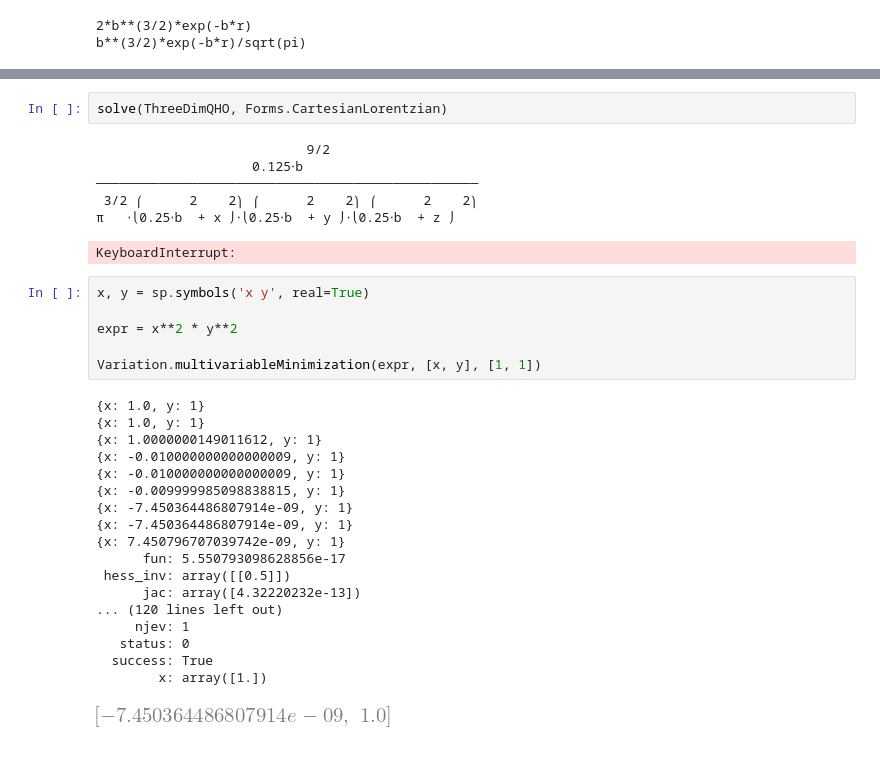
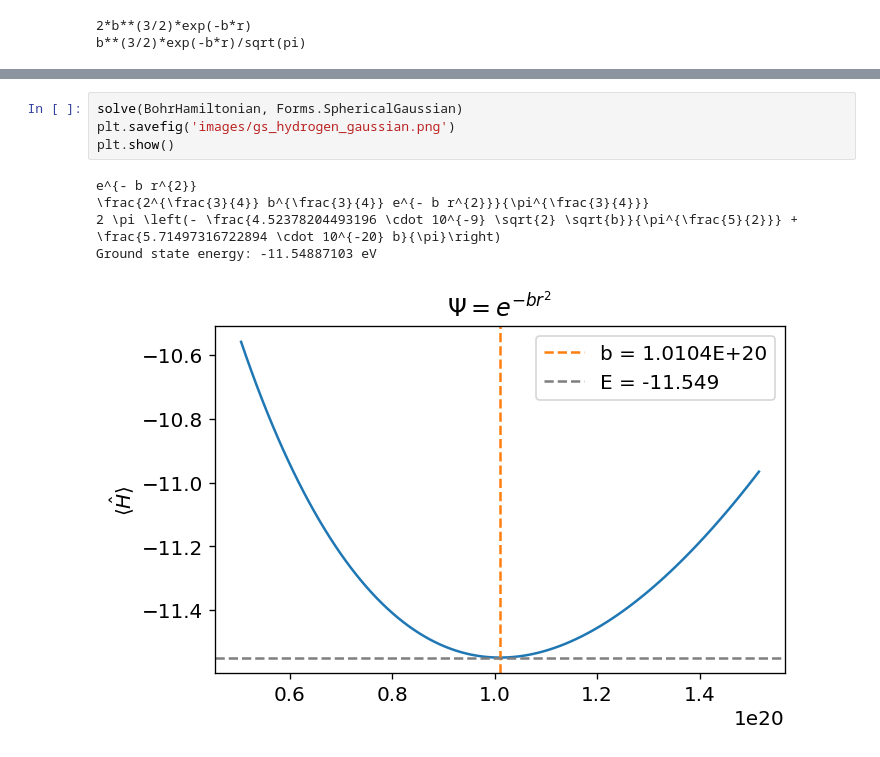
Before and after one commit to Jfeatherstone/VariationalSolver, a Jupyter notebook: GenericSolver.ipynb, the cells around one changed output, grey strips where cells are left out. Drawn from its saved outputs; the diff is of its cells as text.

```diff
--- a/GenericSolver.ipynb
+++ b/GenericSolver.ipynb
@@ -86,34 +79,10 @@ Ground state energy: 0.3129076676 eV
-# %%
-solve(ThreeDimQHO, Forms.CartesianLorentzian)
-# %% [output]
-                           9/2
-                    0.125⋅b
-─────────────────────────────────────────────────
- 3/2 ⎛      2    2⎞ ⎛      2    2⎞ ⎛      2    2⎞
-π   ⋅⎝0.25⋅b  + x ⎠⋅⎝0.25⋅b  + y ⎠⋅⎝0.25⋅b  + z ⎠
-KeyboardInterrupt:
-# %%
-x, y = sp.symbols('x y', real=True)
-
-expr = x**2 * y**2
-
-Variation.multivariableMinimization(expr, [x, y], [1, 1])
-# %% [output]
-{x: 1.0, y: 1}
-{x: 1.0, y: 1}
-{x: 1.0000000149011612, y: 1}
-{x: -0.010000000000000009, y: 1}
-{x: -0.010000000000000009, y: 1}
-{x: -0.009999985098838815, y: 1}
-{x: -7.450364486807914e-09, y: 1}
-{x: -7.450364486807914e-09, y: 1}
-{x: 7.450796707039742e-09, y: 1}
-      fun: 5.550793098628856e-17
- hess_inv: array([[0.5]])
-      jac: array([4.32220232e-13])
-... (120 lines left out)
-     njev: 1
-   status: 0
-  success: True
-        x: array([1.])
-[figure, removed]
+# %%
+solve(BohrHamiltonian, Forms.SphericalGaussian)
+plt.savefig('images/gs_hydrogen_gaussian.png')
+plt.show()
+# %% [output]
+e^{- b r^{2}}
+\frac{2^{\frac{3}{4}} b^{\frac{3}{4}} e^{- b r^{2}}}{\pi^{\frac{3}{4}}}
+2 \pi \left(- \frac{4.52378204493196 \cdot 10^{-9} \sqrt{2} \sqrt{b}}{\pi^{\frac{5}{2}}} + \frac{5.71497316722894 \cdot 10^{-20} b}{\pi}\right)
+Ground state energy: -11.54887103 eV
+[figure, added]
```
Also changed, not shown: parts of 8 cells of this notebook, 5 other files.
